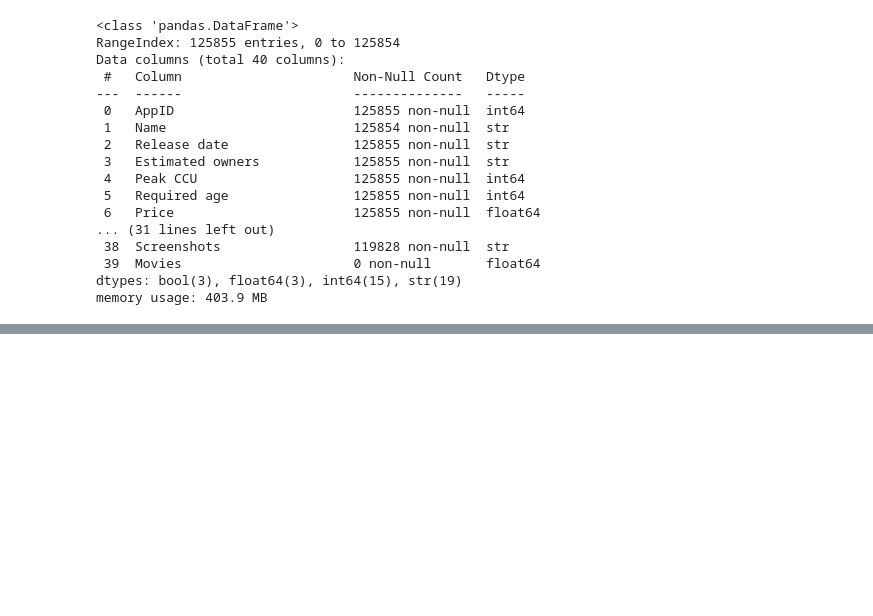
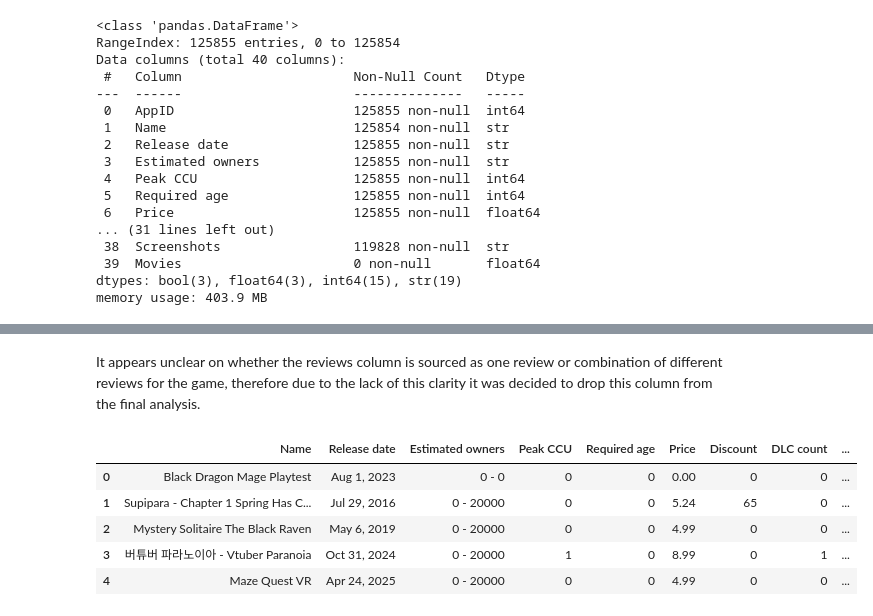
Before and after one commit to Nina-Voit/steam_games_analysis, a Jupyter notebook: games_EDA.ipynb, the cells around one changed output, grey strips where cells are left out. Saved outputs shown, nothing was run; the diff lists cells and outputs as text; code cells hidden in the pictures; blank space fills up the shorter version.

```diff
--- a/games_EDA.ipynb
+++ b/games_EDA.ipynb
@@ -99,0 +172,13 @@ memory usage: 403.9 MB
+# %% [markdown]
+It appears unclear on whether the reviews column is sourced as one review or combination of different reviews for the game, therefore due to the lack of this clarity it was decided to drop this column from the final analysis.
+# %%
+games_data_reduced = games_data_reduced.drop(columns='Reviews')
+# %%
+games_data_reduced.head()
+# %% [output]
+|  | Name | Release date | Estimated owners | Peak CCU | Required age | Price | Discount | DLC count | ... |
+| 0 | Black Dragon Mage Playtest | Aug 1, 2023 | 0 - 0 | 0 | 0 | 0.00 | 0 | 0 | ... |
+| 1 | Supipara - Chapter 1 Spring Has C... | Jul 29, 2016 | 0 - 20000 | 0 | 0 | 5.24 | 65 | 0 | ... |
+| 2 | Mystery Solitaire The Black Raven | May 6, 2019 | 0 - 20000 | 0 | 0 | 4.99 | 0 | 0 | ... |
+| 3 | 버튜버 파라노이아 - Vtuber Paranoia | Oct 31, 2024 | 0 - 20000 | 1 | 0 | 8.99 | 0 | 1 | ... |
+| 4 | Maze Quest VR | Apr 24, 2025 | 0 - 20000 | 0 | 0 | 4.99 | 0 | 0 | ... |
```
Also changed, not shown: parts of 16 cells of this notebook.
